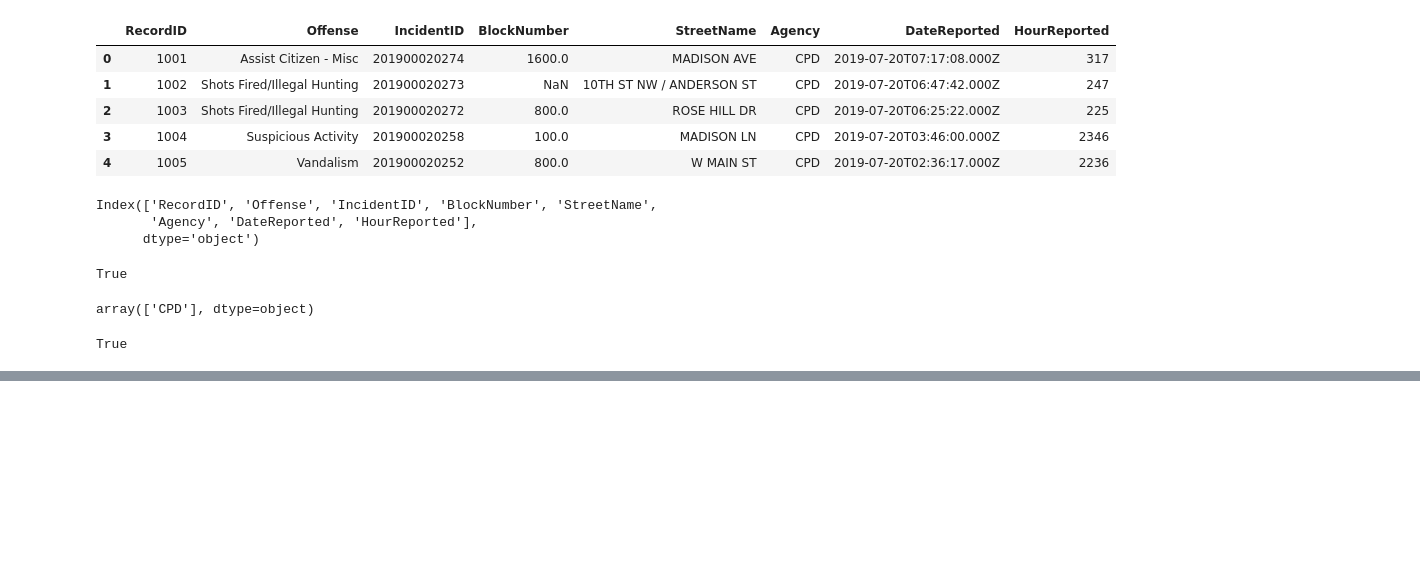
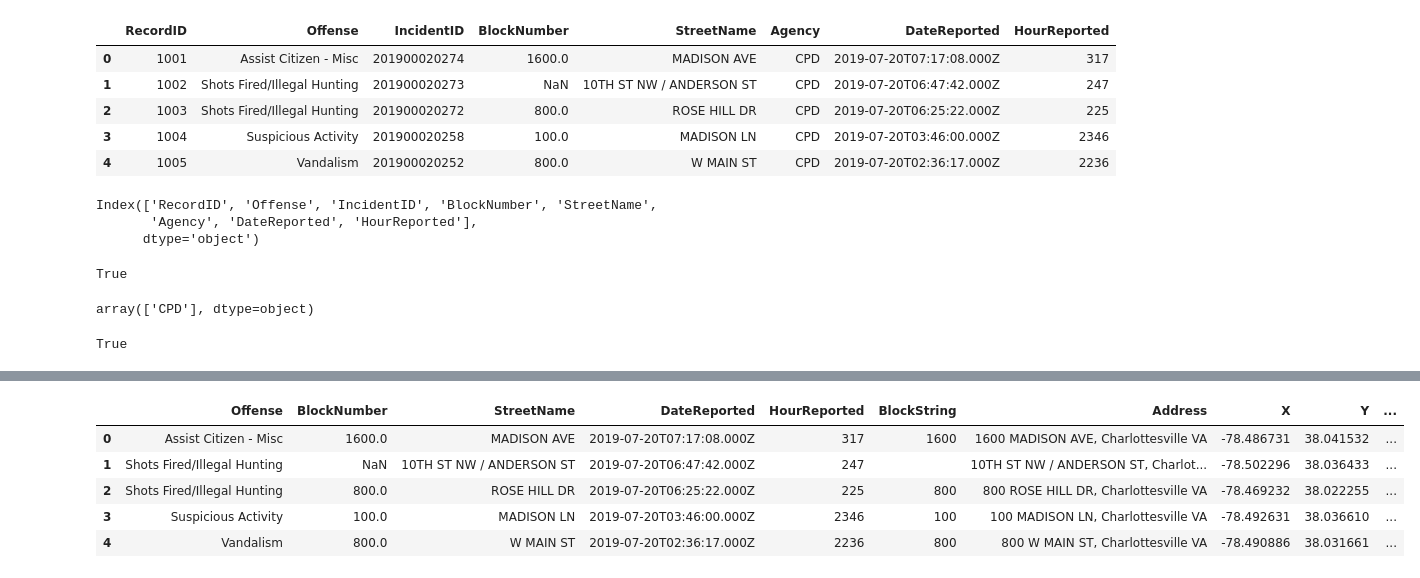
Before and after one commit to auhcheng/cville-crime, a Jupyter notebook: crime_data-analysis.ipynb, the cells around one changed output, grey strips where cells are left out. Cells and saved outputs as stored; diff of their text form; code cells hidden in the pictures; blank space fills up the shorter version.

```diff
--- a/crime_data-analysis.ipynb
+++ b/crime_data-analysis.ipynb
@@ -69,0 +145,10 @@ crime.to_csv('addresses.csv', columns=['Address'])
+# %%
+crime['TimeReported'] = crime['DateReported'].apply(lambda dt_string: datetime.strptime(dt_string, "%Y-%m-%dT%H:%M:%S.000Z"))
+crime.head()
+# %% [output]
+|  | Offense | BlockNumber | StreetName | DateReported | HourReported | BlockString | Address | X | Y | ... |
+| 0 | Assist Citizen - Misc | 1600.0 | MADISON AVE | 2019-07-20T07:17:08.000Z | 317 | 1600 | 1600 MADISON AVE, Charlottesville VA | -78.486731 | 38.041532 | ... |
+| 1 | Shots Fired/Illegal Hunting | NaN | 10TH ST NW / ANDERSON ST | 2019-07-20T06:47:42.000Z | 247 |  | 10TH ST NW / ANDERSON ST, Charlot... | -78.502296 | 38.036433 | ... |
+| 2 | Shots Fired/Illegal Hunting | 800.0 | ROSE HILL DR | 2019-07-20T06:25:22.000Z | 225 | 800 | 800 ROSE HILL DR, Charlottesville VA | -78.469232 | 38.022255 | ... |
+| 3 | Suspicious Activity | 100.0 | MADISON LN | 2019-07-20T03:46:00.000Z | 2346 | 100 | 100 MADISON LN, Charlottesville VA | -78.492631 | 38.036610 | ... |
+| 4 | Vandalism | 800.0 | W MAIN ST | 2019-07-20T02:36:17.000Z | 2236 | 800 | 800 W MAIN ST, Charlottesville VA | -78.490886 | 38.031661 | ... |
```
Also changed, not shown: parts of 13 cells of this notebook.
